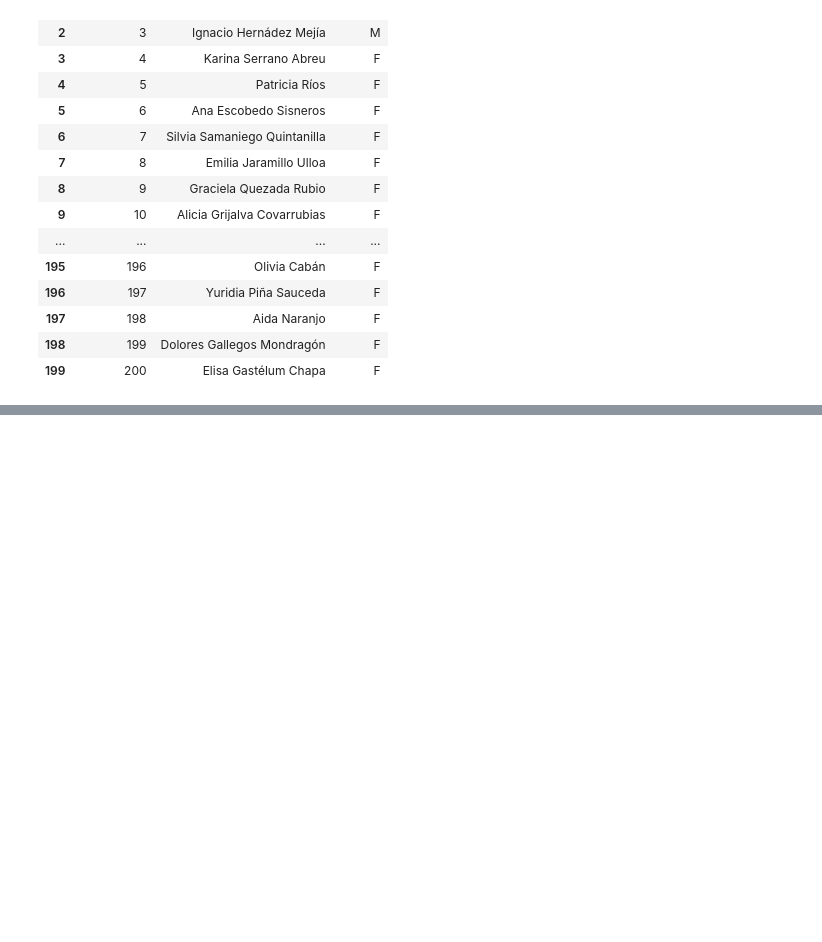
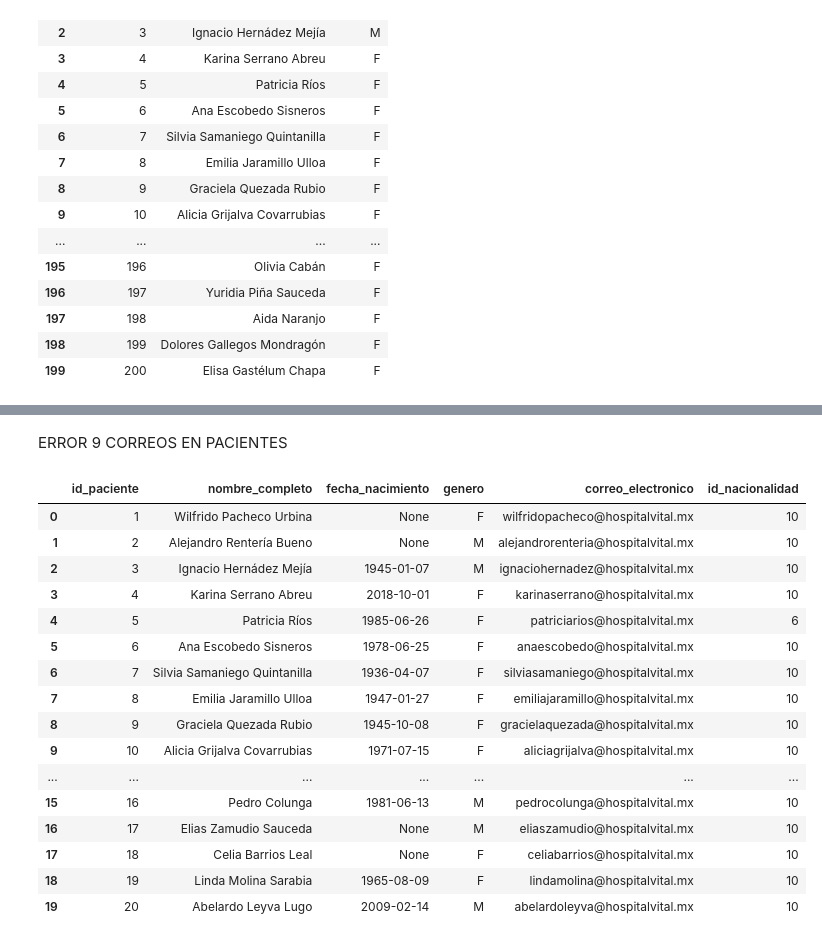
Before and after one commit to JonathanAlbertoBarrera/LimpiezaDatosPandas, a Jupyter notebook: 2-PracticaAseguramientoCalidadDatos/2_PracticaDatosNotebook.ipynb, the cells around one changed output, grey strips where cells are left out. Saved outputs shown, nothing was run; the diff lists cells and outputs as text; code cells hidden in the pictures; blank space fills up the shorter version.

Commit message:
[ADD] correos en pacientes

```diff
--- a/2-PracticaAseguramientoCalidadDatos/2_PracticaDatosNotebook.ipynb
+++ b/2-PracticaAseguramientoCalidadDatos/2_PracticaDatosNotebook.ipynb
@@ -513,0 +539,53 @@ pacientes[['id_paciente', 'nombre_completo', 'genero']]
+# %% [markdown]
+ERROR 9 CORREOS EN PACIENTES
+# %%
+# Error 9 — reconstruir correos de pacientes
+import unicodedata, re
+
+def quitar_acentos(texto):
+    return ''.join(
+        c for c in unicodedata.normalize('NFD', texto)
+        if unicodedata.category(c) != 'Mn'
+    )
+
+def reconstruir_correo_paciente(nombre):
+    partes = nombre.split()
+
+    # ignorar partículas comunes
+    particulas = {'de', 'del', 'la', 'los', 'las', 'el'}
+    partes_filtradas = [p for p in partes if p.lower() not in particulas]
+
+    primer_nombre = quitar_acentos(partes_filtradas[0].lower())
+
+    if len(partes_filtradas) == 2:
+        primer_apellido = quitar_acentos(partes_filtradas[1].lower())
+    elif len(partes_filtradas) == 3:
+        primer_apellido = quitar_acentos(partes_filtradas[1].lower())
+    elif len(partes_filtradas) >= 4:
+        primer_apellido = quitar_acentos(partes_filtradas[2].lower())
+    else:
+        primer_apellido = quitar_acentos(partes_filtradas[0].lower())
+
+    return f"{primer_nombre}{primer_apellido}@hospitalvital.mx"
+
+pacientes['correo_electronico'] = pacientes['nombre_completo'].apply(reconstruir_correo_paciente)
+# %%
+pacientes.head(20)
+# %% [output]
+|  | id_paciente | nombre_completo | fecha_nacimiento | genero | correo_electronico | id_nacionalidad |
+| 0 | 1 | Wilfrido Pacheco Urbina | None | F | wilfridopacheco@hospitalvital.mx | 10 |
+| 1 | 2 | Alejandro Rentería Bueno | None | M | alejandrorenteria@hospitalvital.mx | 10 |
+| 2 | 3 | Ignacio Hernádez Mejía | 1945-01-07 | M | ignaciohernadez@hospitalvital.mx | 10 |
+| 3 | 4 | Karina Serrano Abreu | 2018-10-01 | F | karinaserrano@hospitalvital.mx | 10 |
+| 4 | 5 | Patricia Ríos | 1985-06-26 | F | patriciarios@hospitalvital.mx | 6 |
+| 5 | 6 | Ana Escobedo Sisneros | 1978-06-25 | F | anaescobedo@hospitalvital.mx | 10 |
+| 6 | 7 | Silvia Samaniego Quintanilla | 1936-04-07 | F | silviasamaniego@hospitalvital.mx | 10 |
+| 7 | 8 | Emilia Jaramillo Ulloa | 1947-01-27 | F | emiliajaramillo@hospitalvital.mx | 10 |
+| 8 | 9 | Graciela Quezada Rubio | 1945-10-08 | F | gracielaquezada@hospitalvital.mx | 10 |
+| 9 | 10 | Alicia Grijalva Covarrubias | 1971-07-15 | F | aliciagrijalva@hospitalvital.mx | 10 |
+| ... | ... | ... | ... | ... | ... | ... |
+| 15 | 16 | Pedro Colunga | 1981-06-13 | M | pedrocolunga@hospitalvital.mx | 10 |
+| 16 | 17 | Elias Zamudio Sauceda | None | M | eliaszamudio@hospitalvital.mx | 10 |
+| 17 | 18 | Celia Barrios Leal | None | F | celiabarrios@hospitalvital.mx | 10 |
+| 18 | 19 | Linda Molina Sarabia | 1965-08-09 | F | lindamolina@hospitalvital.mx | 10 |
+| 19 | 20 | Abelardo Leyva Lugo | 2009-02-14 | M | abelardoleyva@hospitalvital.mx | 10 |
```
Also changed, not shown: parts of 2 cells of this notebook.
